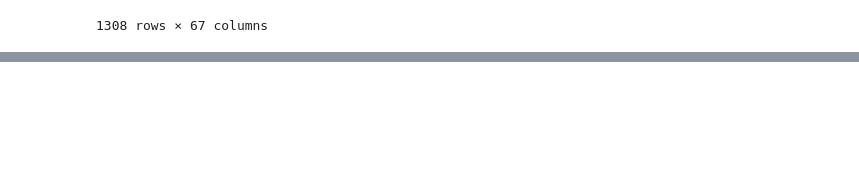
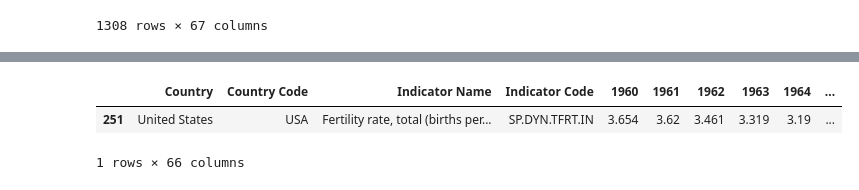
Before and after one commit to devin476/COVID-Birth-Rates, a Jupyter notebook: Vaccines/birth rate project.ipynb, the cells around one changed output, grey strips where cells are left out. Saved outputs shown, nothing was run; the diff lists cells and outputs as text; code cells hidden in the pictures; blank space fills up the shorter version.

```diff
--- a/Vaccines/birth rate project.ipynb
+++ b/Vaccines/birth rate project.ipynb
@@ -113,0 +136,8 @@ Fertility_rates = pd.read_csv('fertility_rates.csv')
+# %%
+fertusa_rates= Fertility_rates[Fertility_rates["Country"]=="United States"]
+# %%
+fertusa_rates
+# %% [output]
+|  | Country | Country Code | Indicator Name | Indicator Code | 1960 | 1961 | 1962 | 1963 | 1964 | ... |
+| 251 | United States | USA | Fertility rate, total (births per... | SP.DYN.TFRT.IN | 3.654 | 3.62 | 3.461 | 3.319 | 3.19 | ... |
+1 rows × 66 columns
```
Also changed, not shown: parts of 9 cells of this notebook, 1 other file.
